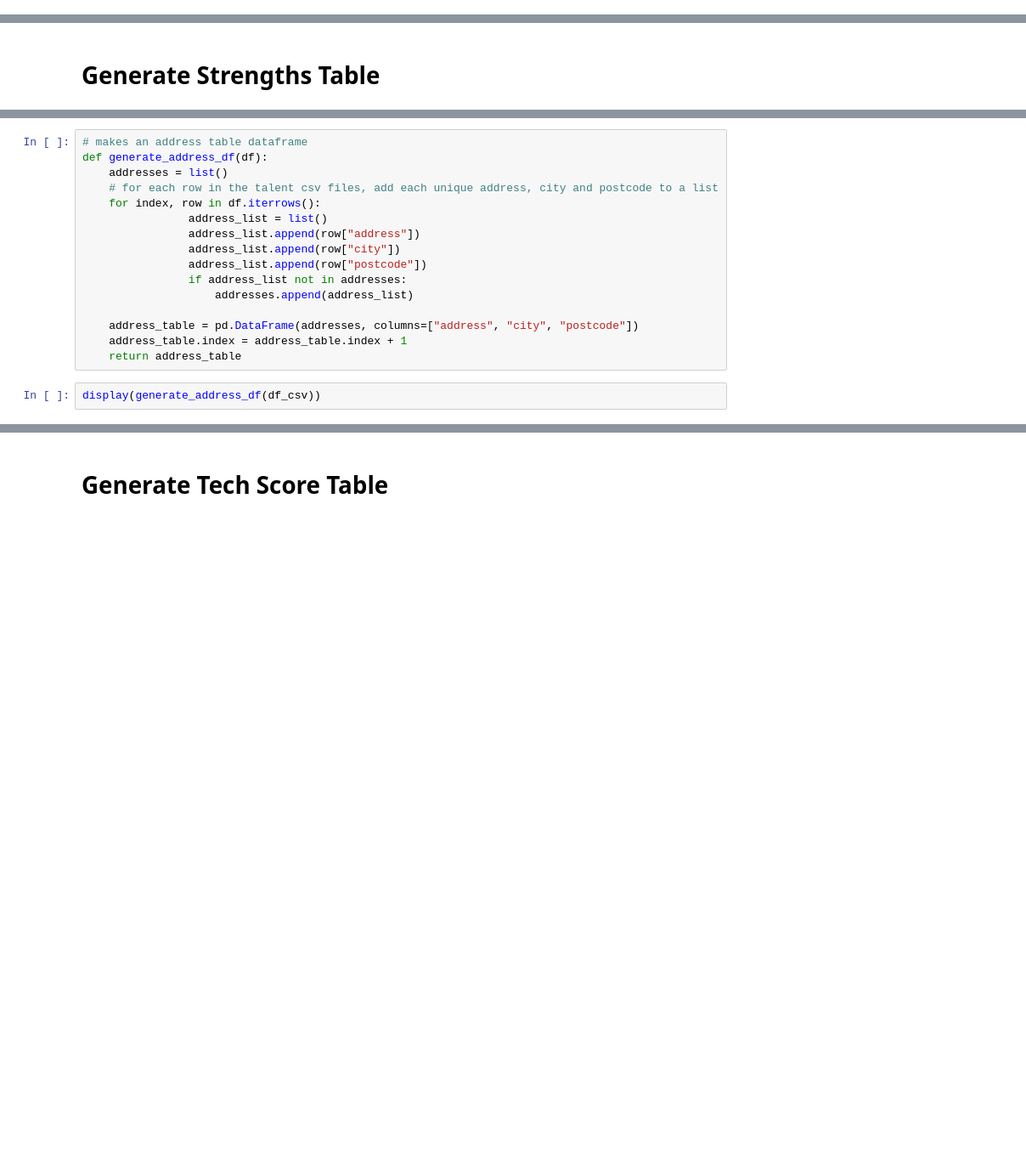
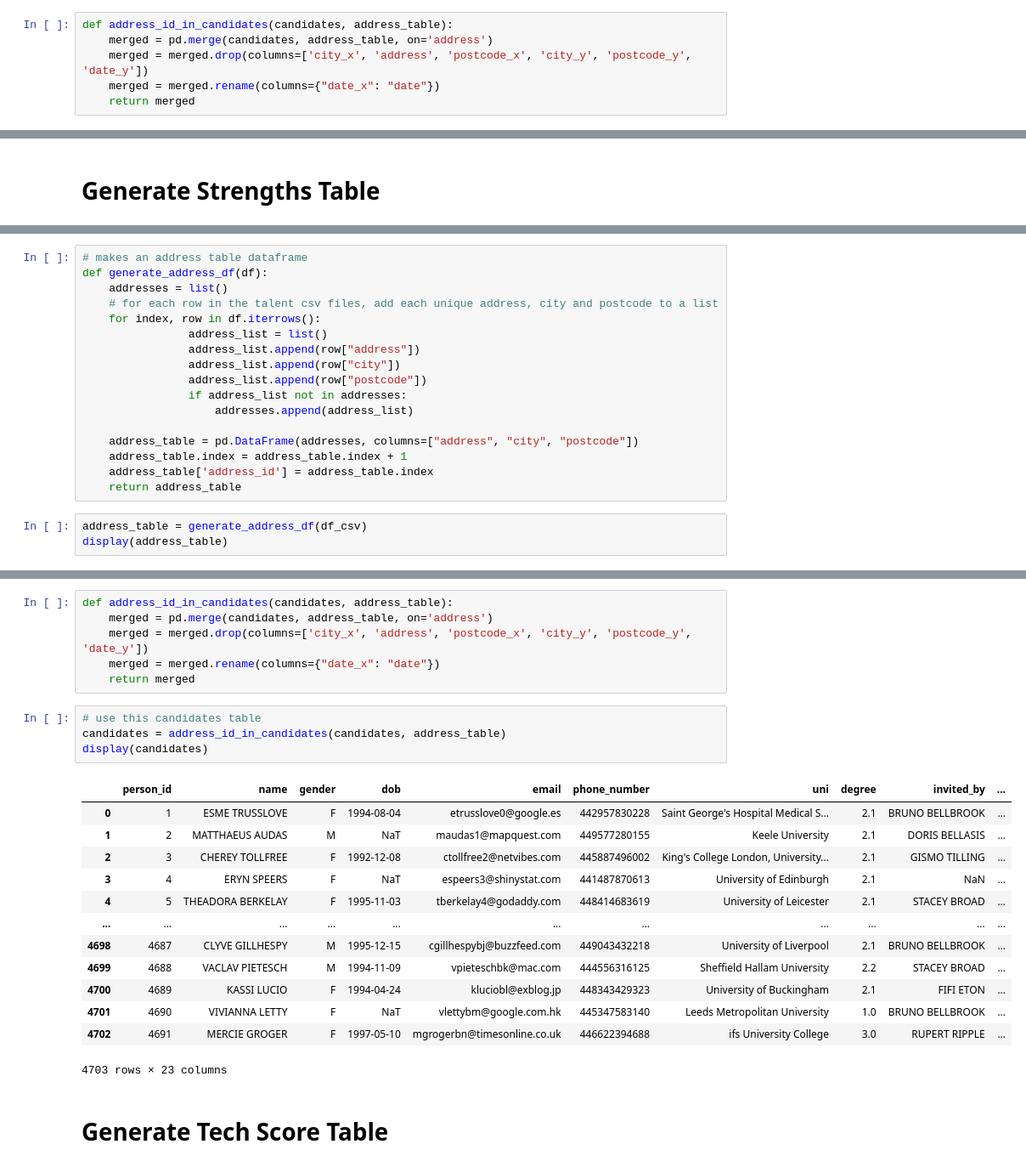
Before and after one commit to GurjinderB/SpartaGlobalETLPipeline, a Jupyter notebook: transform_to_tables.ipynb, the cells around one changed output, grey strips where cells are left out. Shown: that part at 85% size. Cells and saved outputs as stored; diff of their text form; blank space fills up the shorter version.

```diff
--- a/transform_to_tables.ipynb
+++ b/transform_to_tables.ipynb
@@ -52,3 +145,9 @@ display(candidates)
+# %%
+def address_id_in_candidates(candidates, address_table):
+    merged = pd.merge(candidates, address_table, on='address')
+    merged = merged.drop(columns=['city_x', 'address', 'postcode_x', 'city_y', 'postcode_y', 'date_y'])
+    merged = merged.rename(columns={"date_x": "date"})
+    return merged
 # %% [markdown]
 # Generate Courses Table
 # %%
@@ -180,6 +359,8 @@ def generate_address_df(df):
 
     address_table = pd.DataFrame(addresses, columns=["address", "city", "postcode"])
     address_table.index = address_table.index + 1
+    address_table['address_id'] = address_table.index
     return address_table
 # %%
-display(generate_address_df(df_csv))
+address_table = generate_address_df(df_csv)
+display(address_table)
@@ -186,3 +381,27 @@ display(generate_address_df(df_csv))
+# %%
+def address_id_in_candidates(candidates, address_table):
+    merged = pd.merge(candidates, address_table, on='address')
+    merged = merged.drop(columns=['city_x', 'address', 'postcode_x', 'city_y', 'postcode_y', 'date_y'])
+    merged = merged.rename(columns={"date_x": "date"})
+    return merged
+# %%
+# use this candidates table
+candidates = address_id_in_candidates(candidates, address_table)
+display(candidates)
+# %% [output]
+|  | person_id | name | gender | dob | email | phone_number | uni | degree | invited_by | ... |
+| 0 | 1 | ESME TRUSSLOVE | F | 1994-08-04 | etrusslove0@google.es | 442957830228 | Saint George's Hospital Medical S... | 2.1 | BRUNO BELLBROOK | ... |
+| 1 | 2 | MATTHAEUS AUDAS | M | NaT | maudas1@mapquest.com | 449577280155 | Keele University | 2.1 | DORIS BELLASIS | ... |
+| 2 | 3 | CHEREY TOLLFREE | F | 1992-12-08 | ctollfree2@netvibes.com | 445887496002 | King's College London, University... | 2.1 | GISMO TILLING | ... |
+| 3 | 4 | ERYN SPEERS | F | NaT | espeers3@shinystat.com | 441487870613 | University of Edinburgh | 2.1 | NaN | ... |
+| 4 | 5 | THEADORA BERKELAY | F | 1995-11-03 | tberkelay4@godaddy.com | 448414683619 | University of Leicester | 2.1 | STACEY BROAD | ... |
+| ... | ... | ... | ... | ... | ... | ... | ... | ... | ... | ... |
+| 4698 | 4687 | CLYVE GILLHESPY | M | 1995-12-15 | cgillhespybj@buzzfeed.com | 449043432218 | University of Liverpool | 2.1 | BRUNO BELLBROOK | ... |
+| 4699 | 4688 | VACLAV PIETESCH | M | 1994-11-09 | vpieteschbk@mac.com | 444556316125 | Sheffield Hallam University | 2.2 | STACEY BROAD | ... |
+| 4700 | 4689 | KASSI LUCIO | F | 1994-04-24 | kluciobl@exblog.jp | 448343429323 | University of Buckingham | 2.1 | FIFI ETON | ... |
+| 4701 | 4690 | VIVIANNA LETTY | F | NaT | vlettybm@google.com.hk | 445347583140 | Leeds Metropolitan University | 1.0 | BRUNO BELLBROOK | ... |
+| 4702 | 4691 | MERCIE GROGER | F | 1997-05-10 | mgrogerbn@timesonline.co.uk | 446622394688 | ifs University College | 3.0 | RUPERT RIPPLE | ... |
+4703 rows × 23 columns
 # %% [markdown]
 # Generate Tech Score Table
 # %%
```
Also changed, not shown: parts of 21 cells of this notebook, 1 other file.
